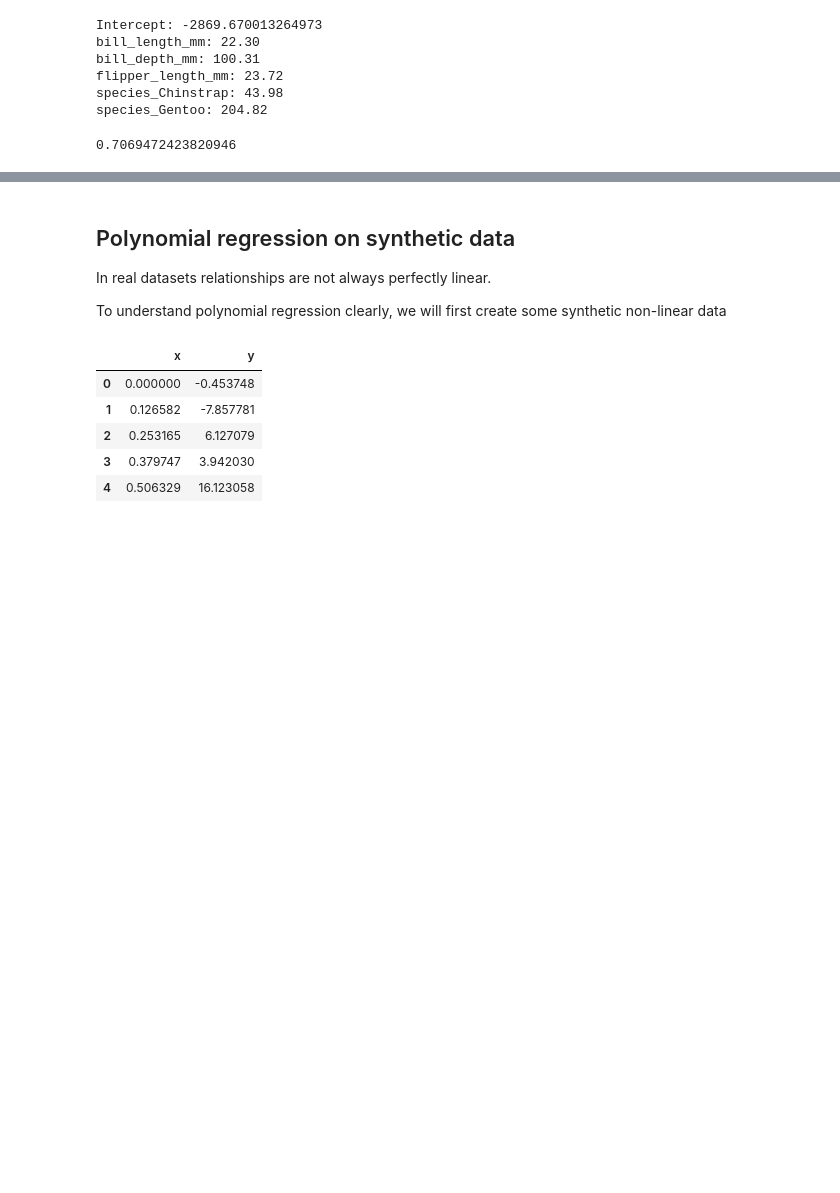
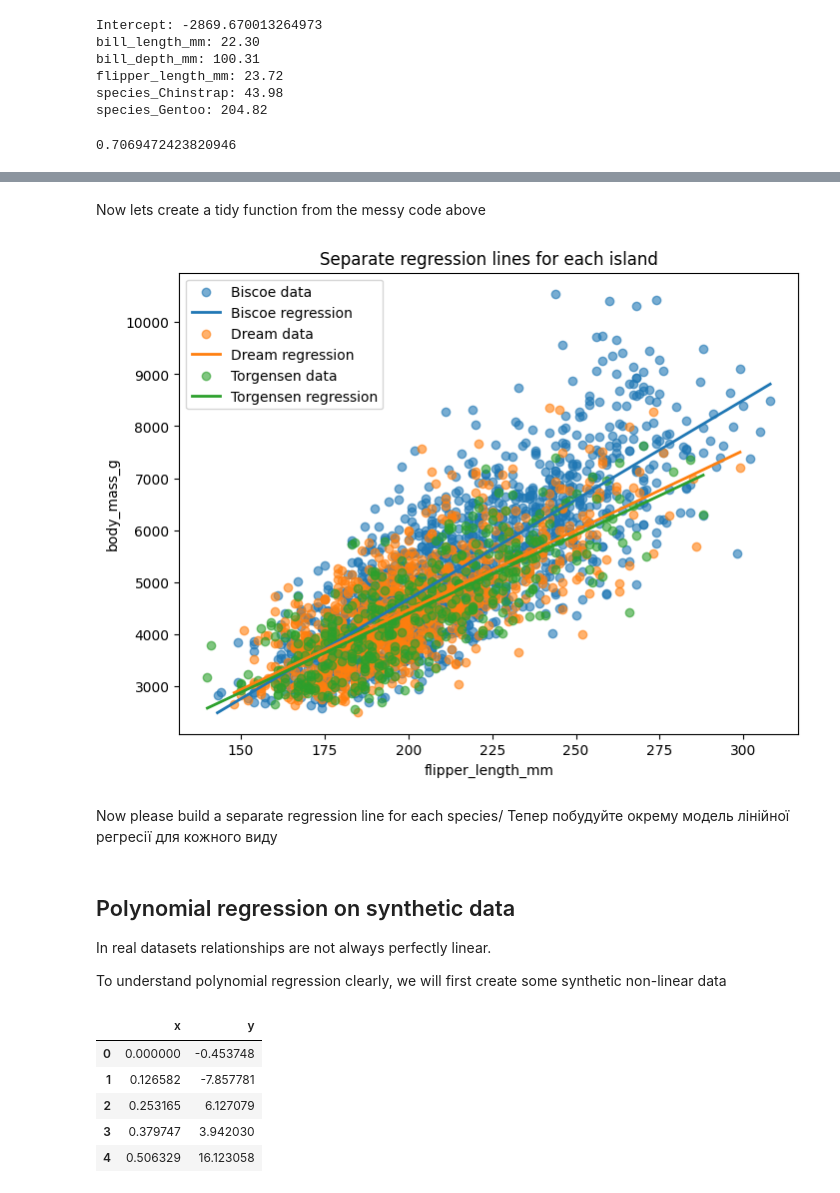
Before and after one commit to UBDS-3/Basic-python-2026, a Jupyter notebook: day5/Day 5 solutions.ipynb, the cells around one changed output, grey strips where cells are left out. Drawn from its saved outputs; the diff is of its cells as text; code cells hidden in the pictures; blank space fills up the shorter version.

```diff
--- a/day5/Day 5 solutions.ipynb
+++ b/day5/Day 5 solutions.ipynb
@@ -1122,0 +1166,36 @@ First technique to try - scaling
+# %% [markdown]
+Now lets create a tidy function from the messy code above
+# %%
+def plot_grouped_regression(data, group_col, x_col, y_col):
+    plt.figure(figsize=(8, 6))
+
+    for group in data[group_col].unique():
+        group_data = data[data[group_col] == group]
+
+        X = group_data[[x_col]]
+        y = group_data[y_col]
+
+        model = LinearRegression()
+        model.fit(X, y)
+
+        y_pred = model.predict(X)
+
+        sorted_idx = group_data[x_col].argsort()
+        x_sorted = group_data[x_col].iloc[sorted_idx]
+        y_sorted = y_pred[sorted_idx]
+
+        plt.scatter(group_data[x_col], group_data[y_col], alpha=0.6, label=f"{group} data")
+        plt.plot(x_sorted, y_sorted, linewidth=2, label=f"{group} regression")
+
+    plt.xlabel(x_col)
+    plt.ylabel(y_col)
+    plt.title(f"Separate regression lines for each {group_col}")
+    plt.legend()
+    plt.show()
+# %%
+island_data = df[["island", "flipper_length_mm", "body_mass_g"]]
+plot_grouped_regression(island_data, "island", "flipper_length_mm", "body_mass_g")
+# %% [output]
+[figure, added]
+# %% [markdown]
+Now please build a separate regression line for each species/ Тепер побудуйте окрему модель лінійної регресії для кожного виду
```
Also changed, not shown: parts of 9 cells of this notebook.
